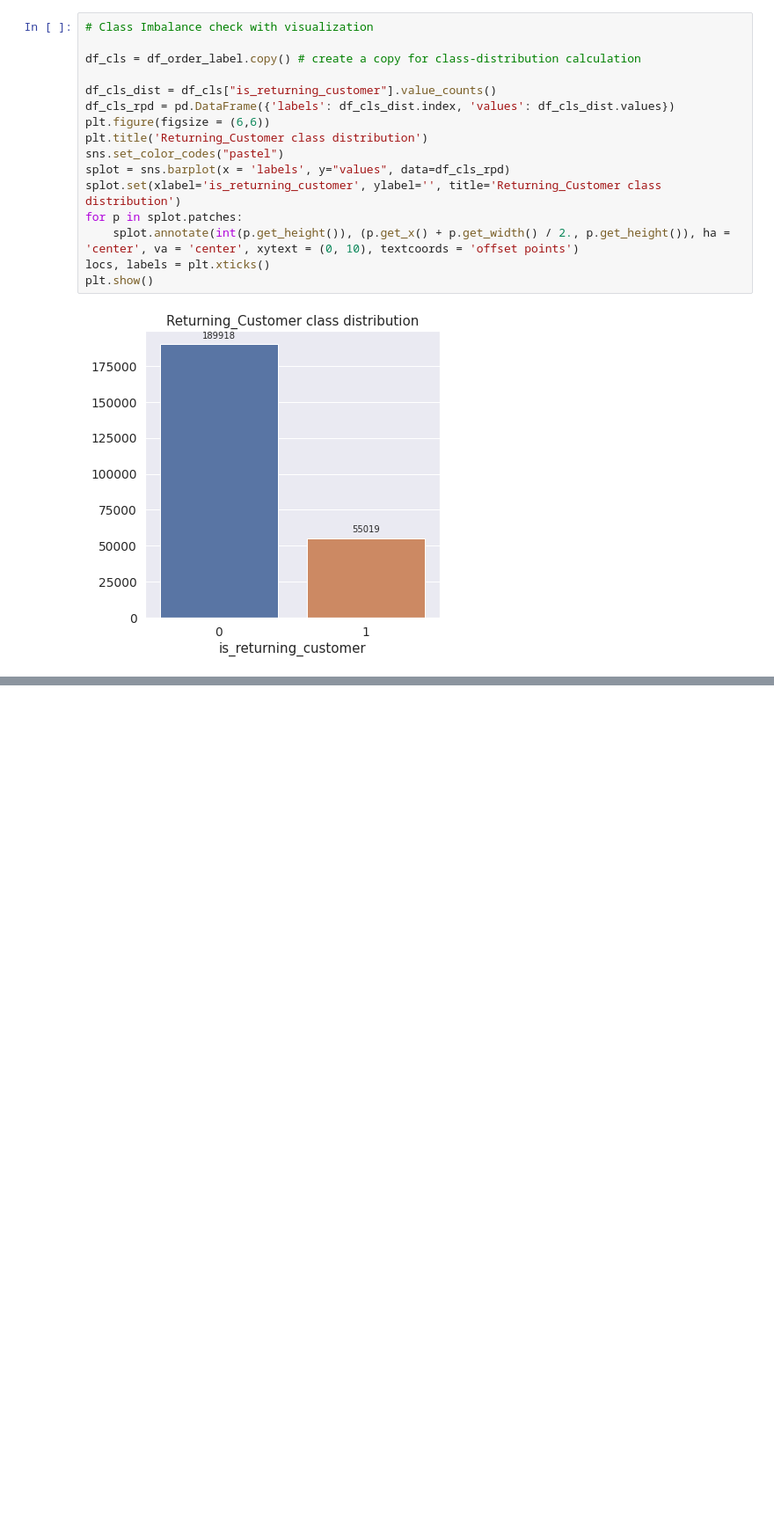
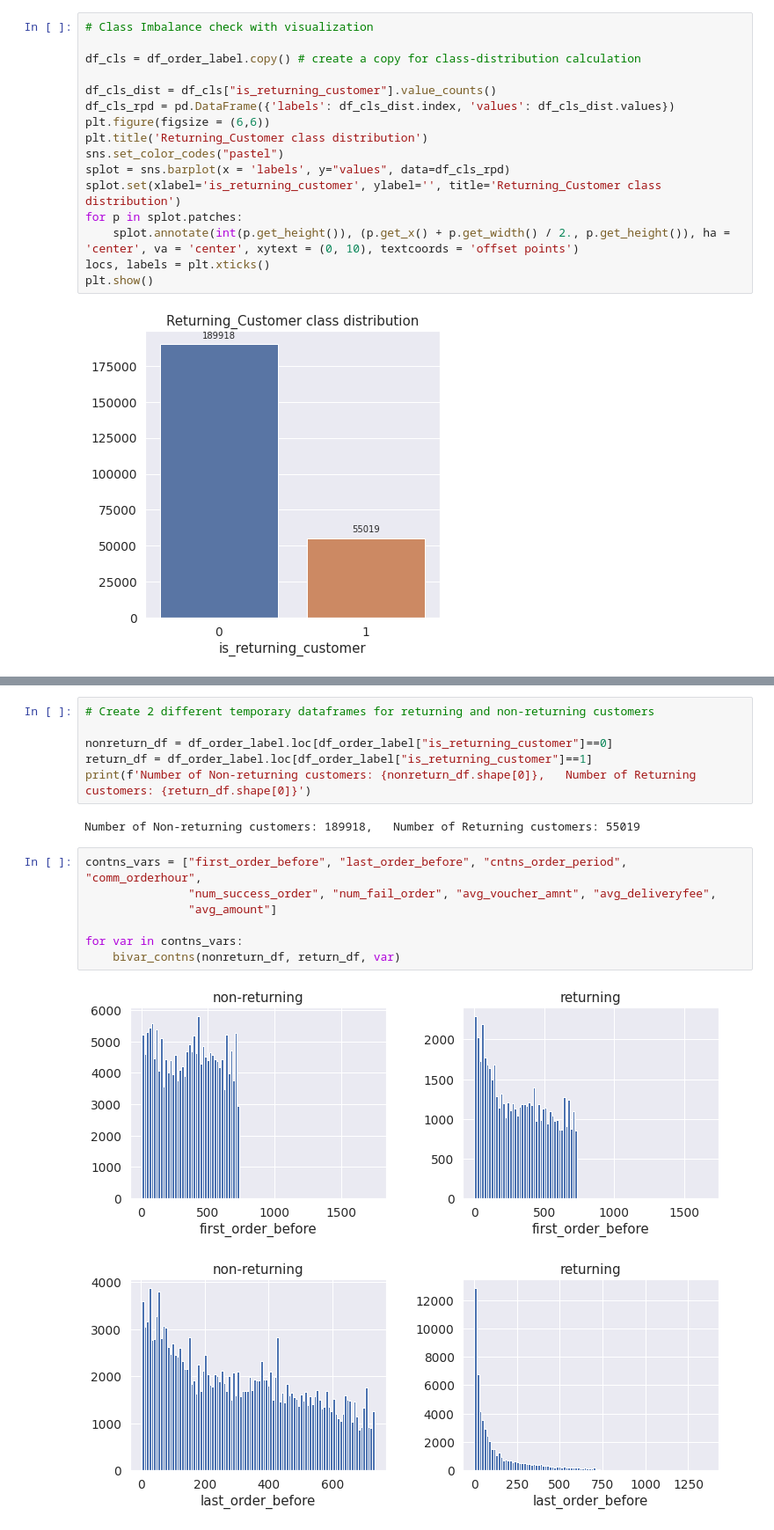
Before and after one commit to ashutosh3060/returning-customer-prediction, a Jupyter notebook: eda_model_build.ipynb, the cells around one changed output, grey strips where cells are left out. Shown: that part at 88% size. Saved outputs shown, nothing was run; the diff lists cells and outputs as text; blank space fills up the shorter version.

Commit message:
EDA: Bivariate analysis (contninuous, categorical)

```diff
--- a/eda_model_build.ipynb
+++ b/eda_model_build.ipynb
@@ -298,0 +347,18 @@ plt.show()
+# %%
+# Create 2 different temporary dataframes for returning and non-returning customers
+
+nonreturn_df = df_order_label.loc[df_order_label["is_returning_customer"]==0]
+return_df = df_order_label.loc[df_order_label["is_returning_customer"]==1]
+print(f'Number of Non-returning customers: {nonreturn_df.shape[0]},   Number of Returning customers: {return_df.shape[0]}')
+# %% [output]
+Number of Non-returning customers: 189918,   Number of Returning customers: 55019
+# %%
+contns_vars = ["first_order_before", "last_order_before", "cntns_order_period", "comm_orderhour",
+               "num_success_order", "num_fail_order", "avg_voucher_amnt", "avg_deliveryfee",
+               "avg_amount"]
+
+for var in contns_vars:
+    bivar_contns(nonreturn_df, return_df, var)
+# %% [output]
+[figure, added]
+[figure, added]
```
Also changed, not shown: parts of 17 cells of this notebook.
